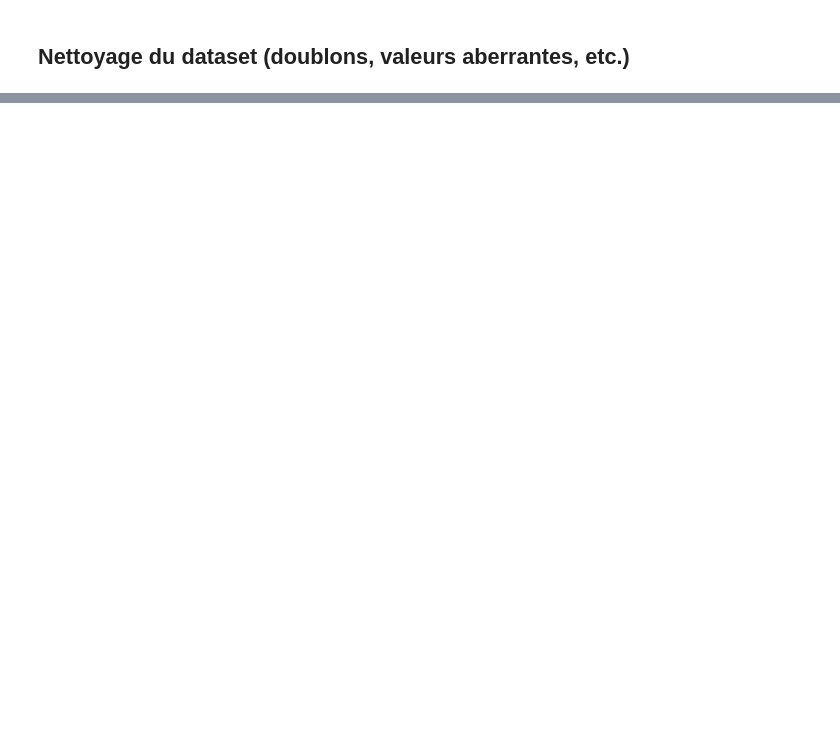
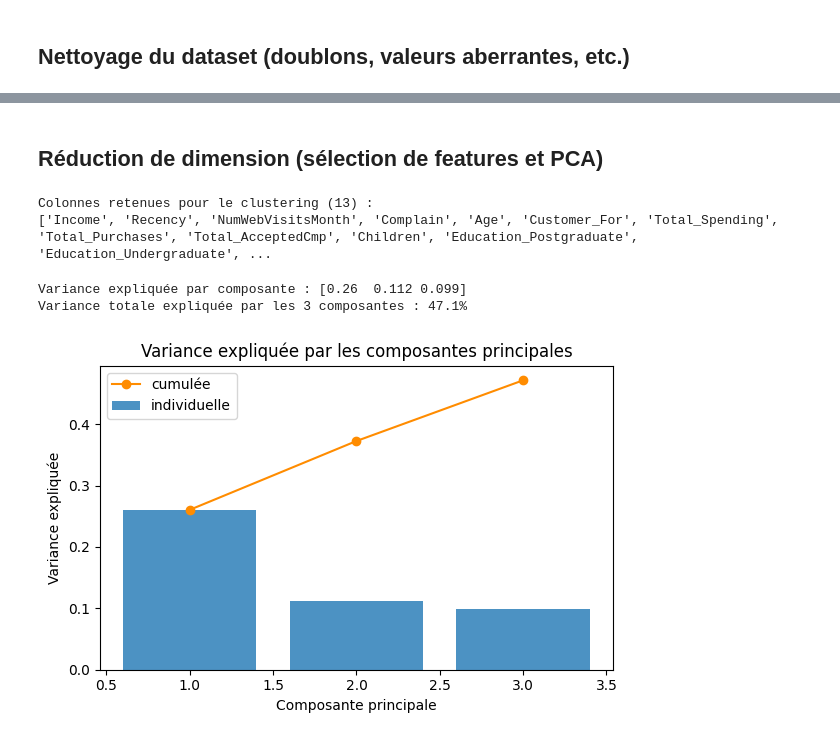
Before and after one commit to axel-achart/customer-personality-analysis, a Jupyter notebook: notebook.ipynb, the cells around one changed output, grey strips where cells are left out. Cells and saved outputs as stored; diff of their text form; code cells hidden in the pictures; blank space fills up the shorter version.

```diff
--- a/notebook.ipynb
+++ b/notebook.ipynb
@@ -220,0 +465,14 @@ cluster
+# %%
+# Encodage des variables catégorielles (one-hot, en gardant une modalité de référence)
+db_encoded = pd.get_dummies(db_epi, columns=["Education", "Marital_Status"], drop_first=True)
+
+# Standardisation de toutes les variables (requis pour PCA et K-Means/GMM, sensibles aux échelles)
+epi_scaler = StandardScaler()
+X_epi_scaled = pd.DataFrame(
+    epi_scaler.fit_transform(db_encoded),
+    columns=db_encoded.columns,
+    index=db_encoded.index,
+)
+
+print(f"Dimensions après encodage : {X_epi_scaled.shape}")
+X_epi_scaled.describe().round(2)
@@ -220,0 +491,35 @@ cluster
+# %% [markdown]
+## Réduction de dimension (sélection de features et PCA)
+# %%
+# Sélection de features : on retire les colonnes détaillées désormais capturées par les agrégats
+# (Mnt*, Num*Purchases, AcceptedCmp*, Kidhome/Teenhome), fortement corrélées entre elles (cf. matrice de corrélation)
+redundant_cols = mnt_cols + purchase_cols + cmp_cols + ["Kidhome", "Teenhome"]
+X_model = X_epi_scaled.drop(columns=redundant_cols)
+
+print(f"Colonnes retenues pour le clustering ({X_model.shape[1]}) :")
+print(list(X_model.columns))
+# %% [output]
+Colonnes retenues pour le clustering (13) :
+['Income', 'Recency', 'NumWebVisitsMonth', 'Complain', 'Age', 'Customer_For', 'Total_Spending', 'Total_Purchases', 'Total_AcceptedCmp', 'Children', 'Education_Postgraduate', 'Education_Undergraduate', ...
+# %%
+from sklearn.decomposition import PCA
+
+pca_epi = PCA(n_components=3, random_state=42)
+X_epi_pca = pca_epi.fit_transform(X_model)
+
+print("Variance expliquée par composante :", pca_epi.explained_variance_ratio_.round(3))
+print(f"Variance totale expliquée par les 3 composantes : {pca_epi.explained_variance_ratio_.sum():.1%}")
+
+plt.figure(figsize=(6, 4))
+plt.bar(range(1, 4), pca_epi.explained_variance_ratio_, alpha=0.8, label="individuelle")
+plt.plot(range(1, 4), np.cumsum(pca_epi.explained_variance_ratio_), marker="o", color="darkorange", label="cumulée")
+plt.xlabel("Composante principale")
+plt.ylabel("Variance expliquée")
+plt.title("Variance expliquée par les composantes principales")
+plt.legend()
+plt.tight_layout()
+plt.show()
+# %% [output]
+Variance expliquée par composante : [0.26  0.112 0.099]
+Variance totale expliquée par les 3 composantes : 47.1%
+[figure, added]
```
Also changed, not shown: parts of 26 cells of this notebook, 3 other files.
